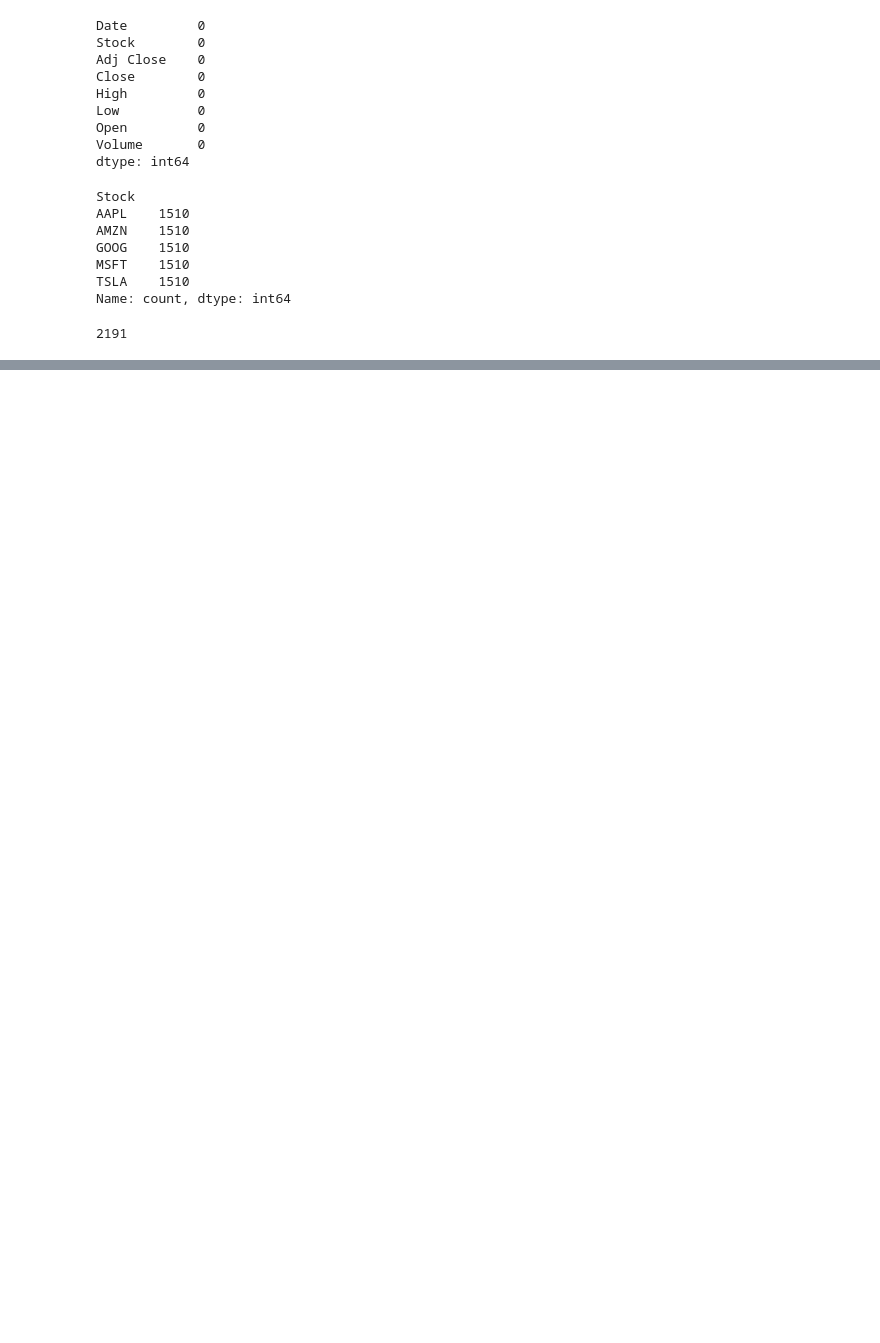
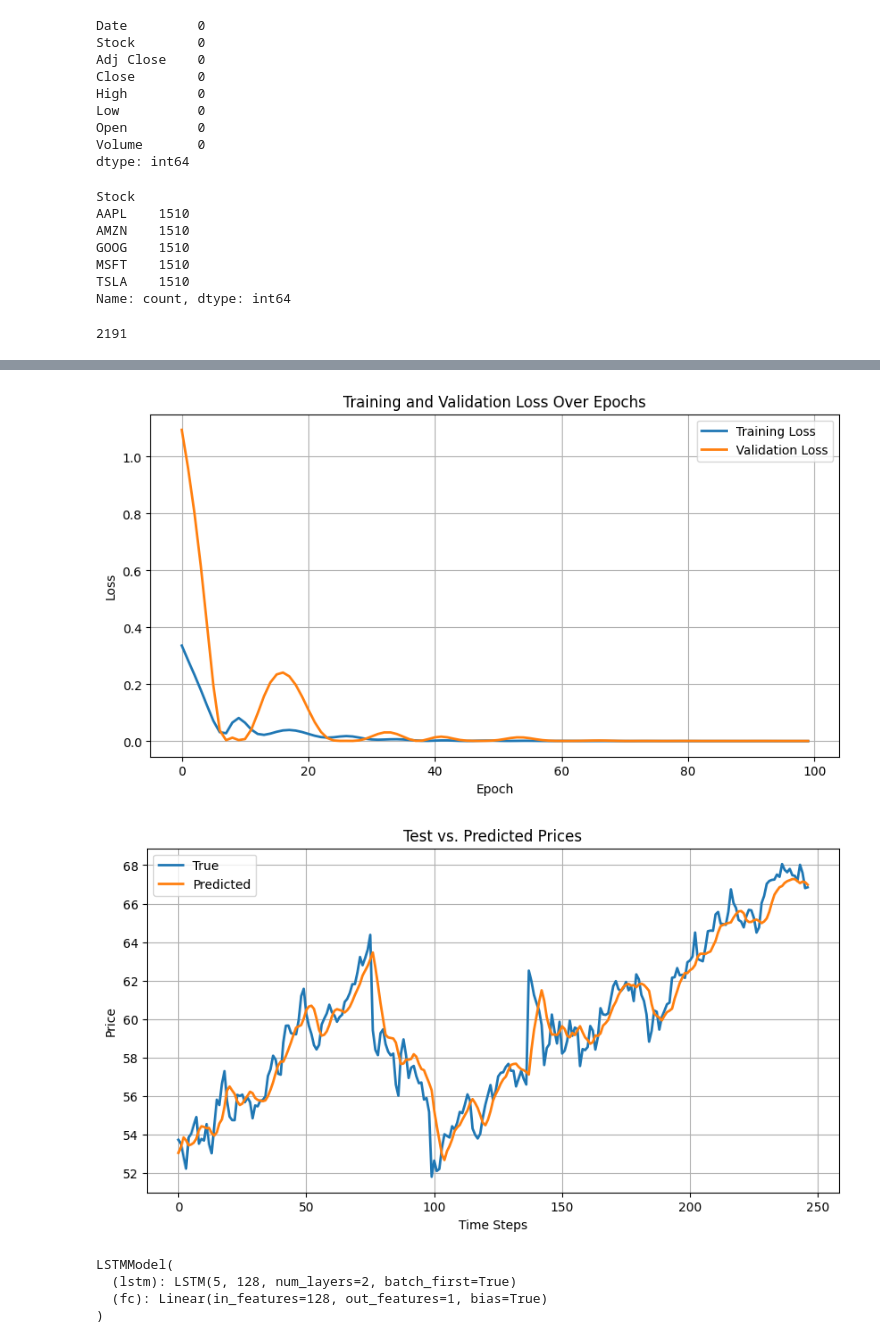
Before and after one commit to sohamthirty/Stock-Price-Prediction-with-Sentiment-Analysis, a Jupyter notebook: lstm.ipynb, the cells around one changed output, grey strips where cells are left out. Cells and saved outputs as stored; diff of their text form; code cells hidden in the pictures; blank space fills up the shorter version.

Commit message:
LSTM with Validation metrics

```diff
--- a/lstm.ipynb
+++ b/lstm.ipynb
@@ -438,18 +516,17 @@ input_size = look_back
 hidden_size = 128
 num_layers = 2
 output_size = 1
-learning_rate = 0.01
+learning_rate = 0.005
 num_epochs = 100
-years_to_include = [2019]
+years_to_include = [2015, 2016, 2017, 2018, 2019]
 
 # Prepare the data
 # print("Data Preparation")
-train_X, train_Y, test_X, test_Y = prepare_data(df, choosen_stock, look_back, years_to_include)
+train_X, train_Y, valid_X, valid_Y, test_X, test_Y, scaler = prepare_data_uni(df, choosen_stock, look_back, years_to_include)
 
 # Train the model
 # print("\nTraining")
-model, loss, test_rmse = train_evaluate_lstm(input_size, hidden_size, num_layers, output_size, learning_rate, num_epochs, train_X, train_Y, test_X, test_Y)
+model, loss, train_rmse, valid_rmse, test_rmse, train_mape, valid_mape, test_mape = train_evaluate_lstm_uni(input_size, hidden_size, num_layers, output_size, learning_rate, num_epochs, train_X, train_Y, valid_X, valid_Y, test_X, test_Y, scaler, visualize=True)
 
 print(model)
-print(test_rmse)
 # %% [output]
@@ -460,0 +538,6 @@ LSTMModel(
+[figure, added]
+[figure, added]
+LSTMModel(
+  (lstm): LSTM(5, 128, num_layers=2, batch_first=True)
+  (fc): Linear(in_features=128, out_features=1, bias=True)
+)
```
Also changed, not shown: parts of 14 cells of this notebook.
